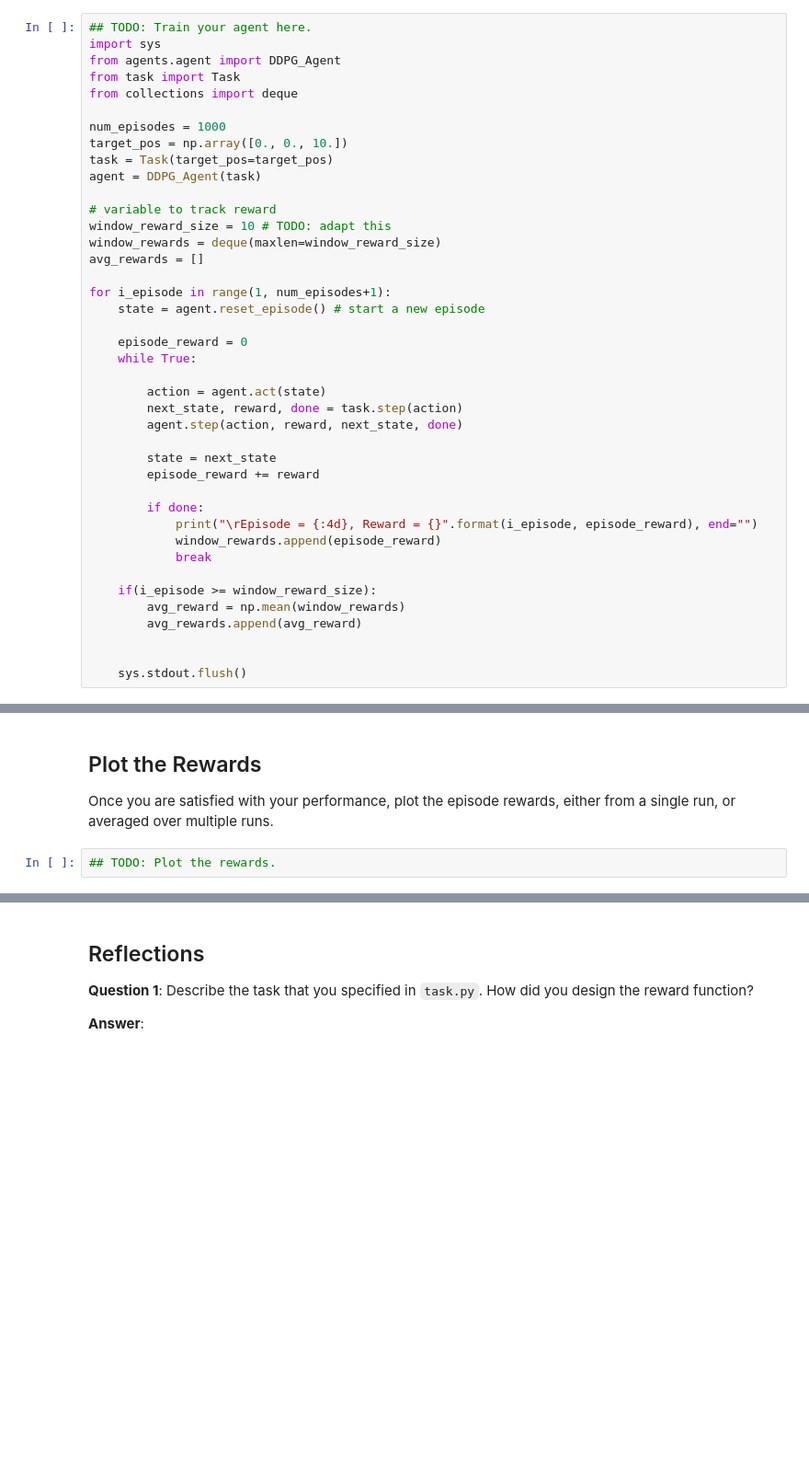
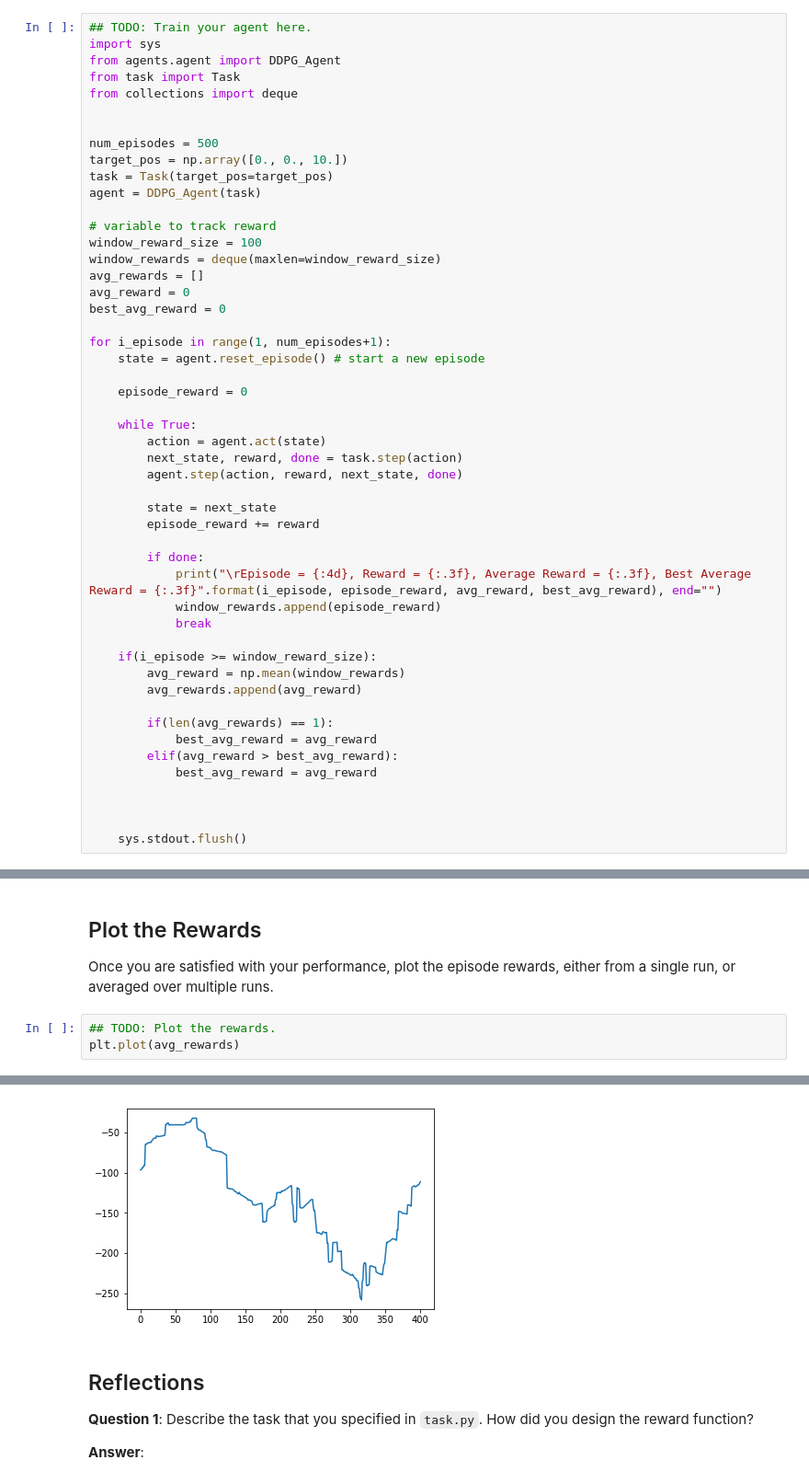
Before and after one commit to pathpot/deep-learning-exercise, a Jupyter notebook: RL-Quadcopter-2/Quadcopter_Project.ipynb, the cells around one changed output, grey strips where cells are left out. Shown at 92% size. Cells and saved outputs as stored; diff of their text form; blank space fills up the shorter version.

Commit message:
adapt Quad

```diff
--- a/RL-Quadcopter-2/Quadcopter_Project.ipynb
+++ b/RL-Quadcopter-2/Quadcopter_Project.ipynb
@@ -219,22 +218,25 @@ from agents.agent import DDPG_Agent
 from task import Task
 from collections import deque
 
-num_episodes = 1000
+
+num_episodes = 500
 target_pos = np.array([0., 0., 10.])
 task = Task(target_pos=target_pos)
 agent = DDPG_Agent(task)
 
 # variable to track reward
-window_reward_size = 10 # TODO: adapt this
+window_reward_size = 100
 window_rewards = deque(maxlen=window_reward_size)
 avg_rewards = []
+avg_reward = 0
+best_avg_reward = 0
 
 for i_episode in range(1, num_episodes+1):
     state = agent.reset_episode() # start a new episode
 
     episode_reward = 0
+
     while True:
-
         action = agent.act(state)
         next_state, reward, done = task.step(action)
         agent.step(action, reward, next_state, done)
@@ -243,7 +245,7 @@ for i_episode in range(1, num_episodes+1):
         episode_reward += reward
 
         if done:
-            print("\rEpisode = {:4d}, Reward = {}".format(i_episode, episode_reward), end="")
+            print("\rEpisode = {:4d}, Reward = {:.3f}, Average Reward = {:.3f}, Best Average Reward = {:.3f}".format(i_episode, episode_reward, avg_reward, best_avg_reward), end="")
             window_rewards.append(episode_reward)
             break
 
@@ -251,6 +253,12 @@ for i_episode in range(1, num_episodes+1):
         avg_reward = np.mean(window_rewards)
         avg_rewards.append(avg_reward)
 
+        if(len(avg_rewards) == 1):
+            best_avg_reward = avg_reward
+        elif(avg_reward > best_avg_reward):
+            best_avg_reward = avg_reward
+
+
 
     sys.stdout.flush()
 # %% [output]
@@ -263,3 +269,5 @@ KeyboardInterrupt:
 Once you are satisfied with your performance, plot the episode rewards, either from a single run, or averaged over multiple runs.
 # %%
 ## TODO: Plot the rewards.
+plt.plot(avg_rewards)
+# %% [output]
@@ -266,3 +275,4 @@ Once you are satisfied with your performance, plot the episode rewards, either f
+[figure, added]
 # %% [markdown]
 ## Reflections
 
```
Also changed, not shown: parts of 9 cells of this notebook, 2 other files.
